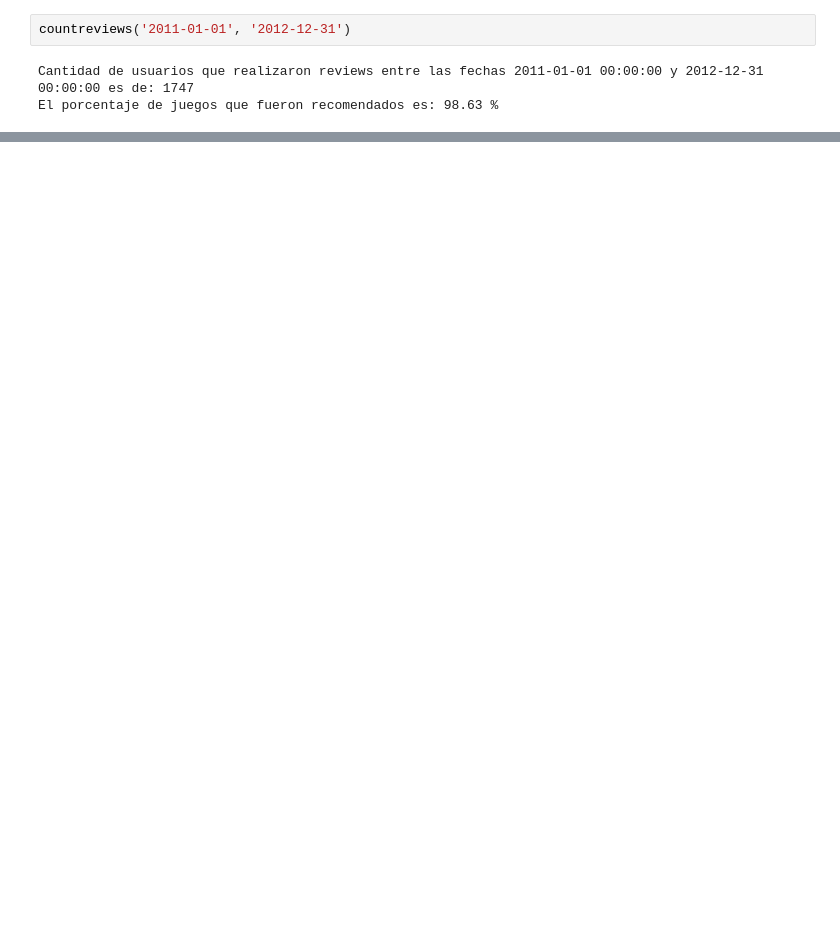
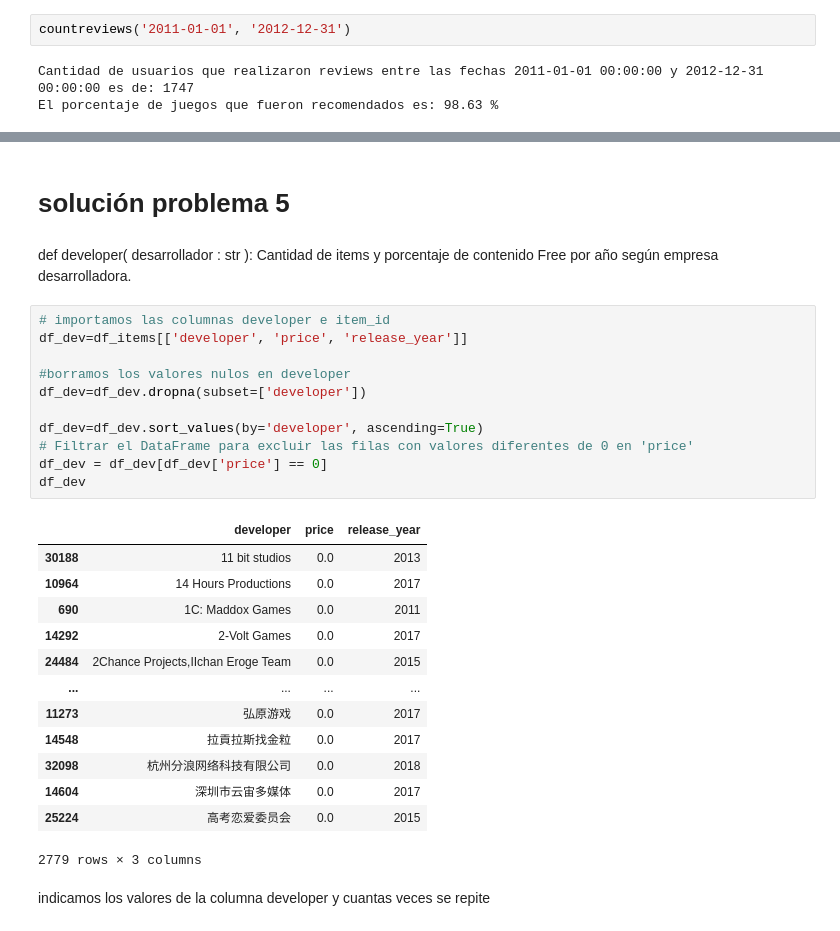
Before and after one commit to dariojacome/PMLOS, a Jupyter notebook: apis.ipynb, the cells around one changed output, grey strips where cells are left out. Cells and saved outputs as stored; diff of their text form; blank space fills up the shorter version.

```diff
--- a/apis.ipynb
+++ b/apis.ipynb
@@ -285,0 +437,31 @@ def genre(genero:str):
+# %% [markdown]
+<h1>solución problema 5
+# %% [markdown]
+def developer( desarrollador : str ): Cantidad de items y porcentaje de contenido Free por año según empresa desarrolladora.
+# %%
+# importamos las columnas developer e item_id
+df_dev=df_items[['developer', 'price', 'release_year']]
+
+#borramos los valores nulos en developer
+df_dev=df_dev.dropna(subset=['developer'])
+
+df_dev=df_dev.sort_values(by='developer', ascending=True)
+# Filtrar el DataFrame para excluir las filas con valores diferentes de 0 en 'price'
+df_dev = df_dev[df_dev['price'] == 0]
+df_dev
+# %% [output]
+|  | developer | price | release_year |
+| 30188 | 11 bit studios | 0.0 | 2013 |
+| 10964 | 14 Hours Productions | 0.0 | 2017 |
+| 690 | 1C: Maddox Games | 0.0 | 2011 |
+| 14292 | 2-Volt Games | 0.0 | 2017 |
+| 24484 | 2Chance Projects,IIchan Eroge Team | 0.0 | 2015 |
+| ... | ... | ... | ... |
+| 11273 | 弘原游戏 | 0.0 | 2017 |
+| 14548 | 拉貢拉斯找金粒 | 0.0 | 2017 |
+| 32098 | 杭州分浪网络科技有限公司 | 0.0 | 2018 |
+| 14604 | 深圳市云宙多媒体 | 0.0 | 2017 |
+| 25224 | 高考恋爱委员会 | 0.0 | 2015 |
+2779 rows × 3 columns
+# %% [markdown]
+indicamos los valores de la columna developer y cuantas veces se repite
```
Also changed, not shown: parts of 62 cells of this notebook, 1 other file.
